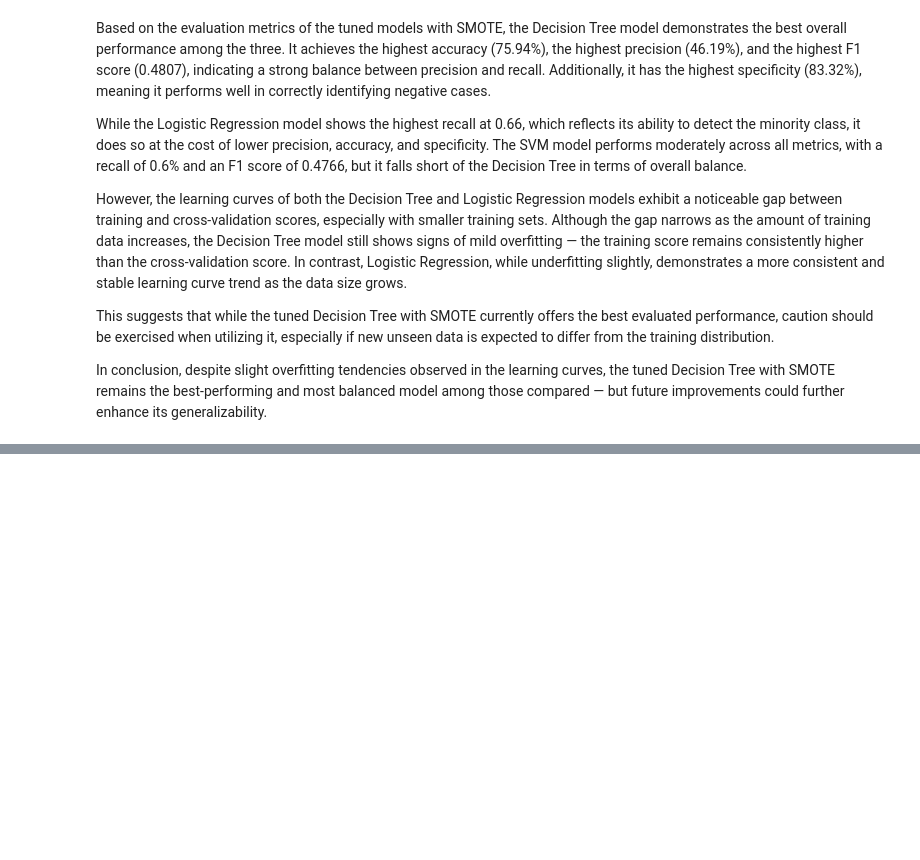
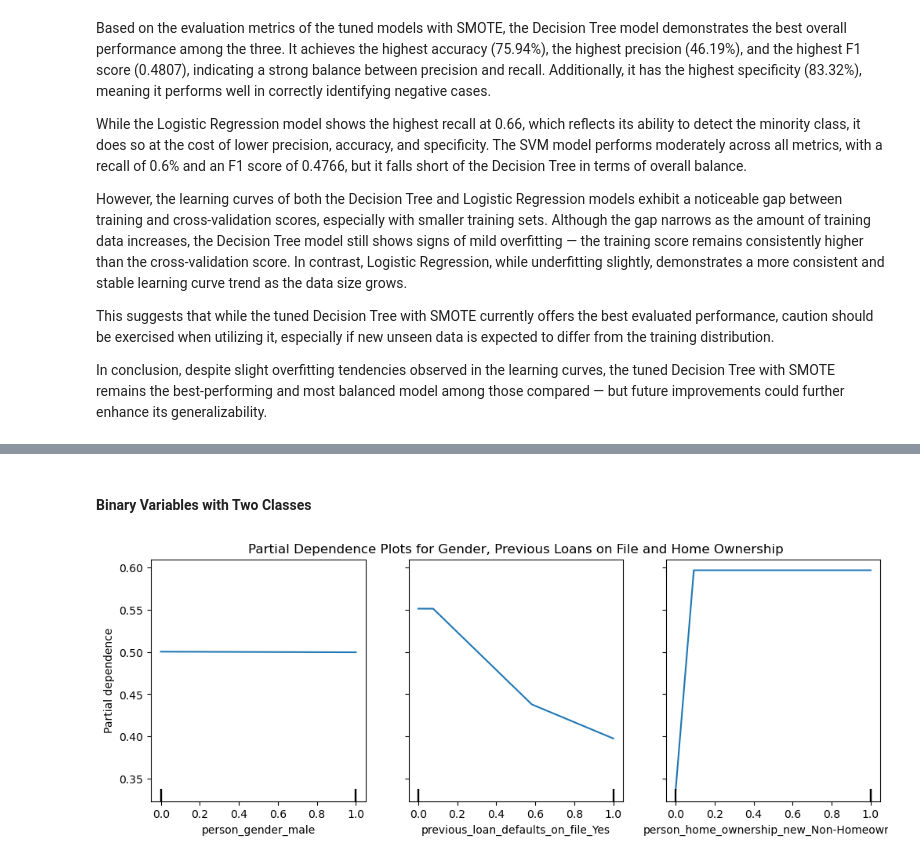
Before and after one commit to jb705249/SJU_DSS_740_Final_Project, a Jupyter notebook: Scr/all_models.ipynb, the cells around one changed output, grey strips where cells are left out. Cells and saved outputs as stored; diff of their text form; code cells hidden in the pictures; blank space fills up the shorter version.

```diff
--- a/Scr/all_models.ipynb
+++ b/Scr/all_models.ipynb
@@ -927,0 +959,16 @@ In conclusion, despite slight overfitting tendencies observed in the learning cu
+# %% [markdown]
+<h4> Binary Variables with Two Classes </h4>
+# %%
+fig, ax = plt.subplots(figsize=(12,4))
+ax.set_title("Partial Dependence Plots for Gender, Previous Loans on File and Home Ownership")
+PartialDependenceDisplay.from_estimator(
+    estimator=dt_best_model_smote,
+    features= (8,14, 18),
+    feature_names=X.columns,
+    X=X_smote_train,
+    random_state=5,
+    ax=ax,
+)
+plt.show()
+# %% [output]
+[figure, added]
```
Also changed, not shown: parts of 11 cells of this notebook.
